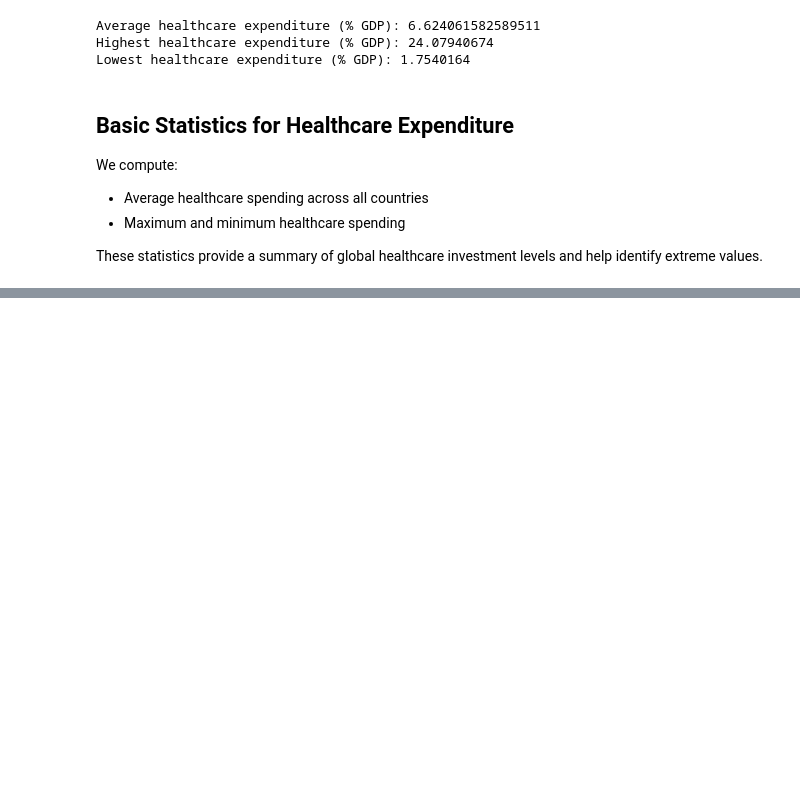
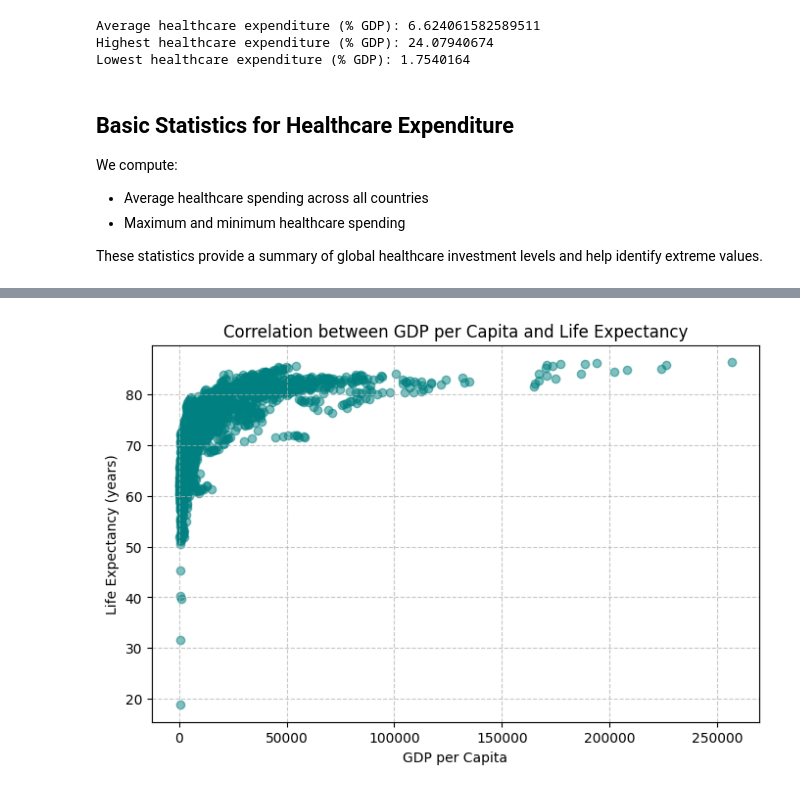
Before and after one commit to bracagliagiulia/wealth-of-nations-analysis, a Jupyter notebook: notebook/explore_healthcare_vs_economy.ipynb, the cells around one changed output, grey strips where cells are left out. Cells and saved outputs as stored; diff of their text form; code cells hidden in the pictures; blank space fills up the shorter version.

```diff
--- a/notebook/explore_healthcare_vs_economy.ipynb
+++ b/notebook/explore_healthcare_vs_economy.ipynb
@@ -315,0 +322,17 @@ These statistics provide a summary of global healthcare investment levels and he
+# %%
+# Clean and align GDP and Life Expectancy data
+
+gdp_values = []
+life_expectancy = []
+
+for row in data:
+    try:
+        gdp = float(row[2])
+        life = float(row[4])
+        gdp_values.append(gdp)
+        life_expectancy.append(life)
+    except:
+        # Skip rows with missing or invalid numbers
+        pass
+
+print(f"Cleaned dataset length: {len(gdp_values)} (GDP) and {len(life_expectancy)} (Life Expectancy)")
@@ -315,0 +365,12 @@ These statistics provide a summary of global healthcare investment levels and he
+# %%
+# Visualize the correlation between GDP and Life Expectancy
+
+plt.figure(figsize=(8, 5))
+plt.scatter(gdp_values, life_expectancy, alpha=0.5, color='teal')
+plt.title("Correlation between GDP per Capita and Life Expectancy")
+plt.xlabel("GDP per Capita")
+plt.ylabel("Life Expectancy (years)")
+plt.grid(True, linestyle='--', alpha=0.7)
+plt.show()
+# %% [output]
+[figure, added]
```
Also changed, not shown: parts of 5 cells of this notebook.
